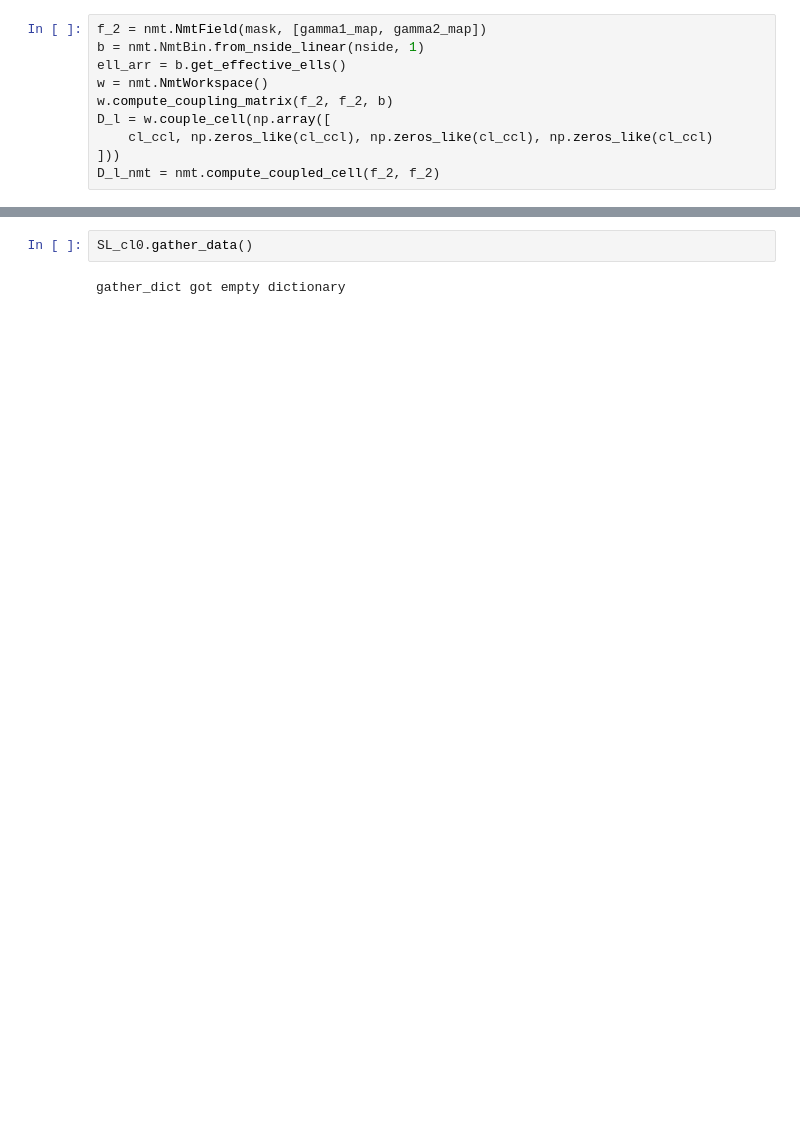
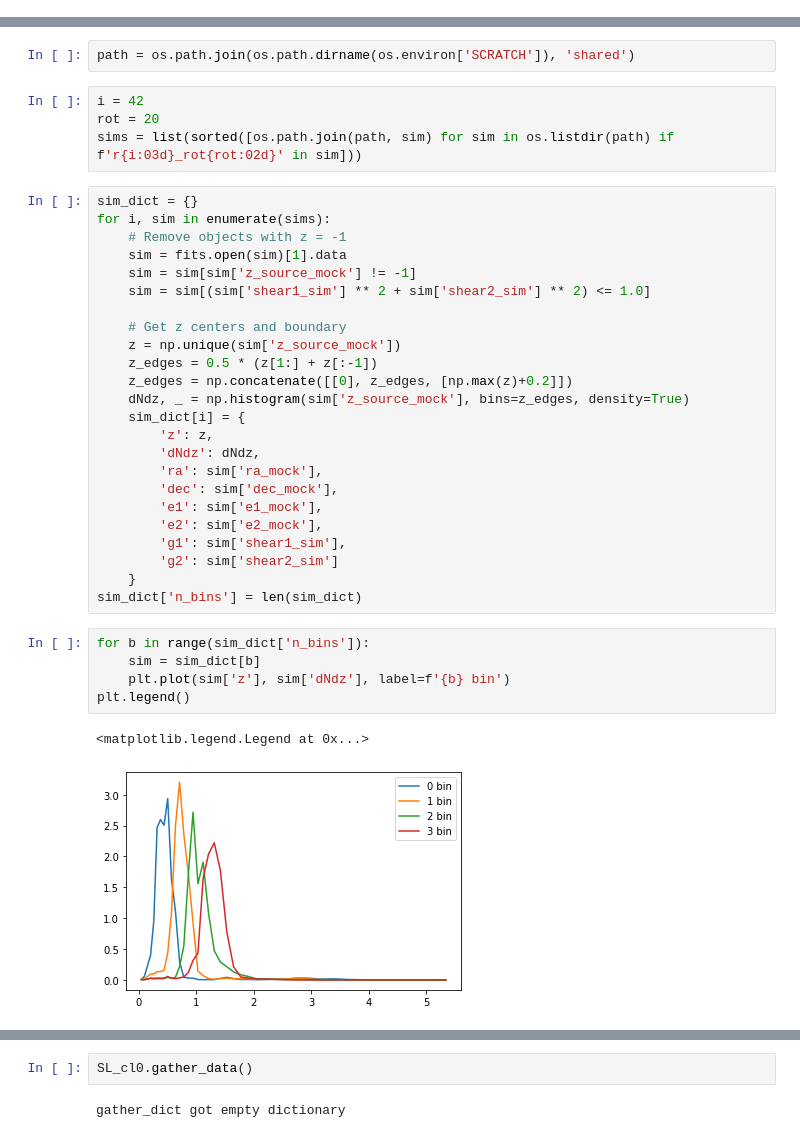
Before and after one commit to sukhdeep2/skylens_lite, a Jupyter notebook: notebooks/HSC.ipynb, the cells around one changed output, grey strips where cells are left out. Cells and saved outputs as stored; diff of their text form; blank space fills up the shorter version.

Commit message:
New shear map

```diff
--- a/notebooks/HSC.ipynb
+++ b/notebooks/HSC.ipynb
@@ -88,10 +5,0 @@ mask = counts_map
-# %%
-f_2 = nmt.NmtField(mask, [gamma1_map, gamma2_map])
-b = nmt.NmtBin.from_nside_linear(nside, 1)
-ell_arr = b.get_effective_ells()
-w = nmt.NmtWorkspace()
-w.compute_coupling_matrix(f_2, f_2, b)
-D_l = w.couple_cell(np.array([
-    cl_ccl, np.zeros_like(cl_ccl), np.zeros_like(cl_ccl), np.zeros_like(cl_ccl)
-]))
-D_l_nmt = nmt.compute_coupled_cell(f_2, f_2)
@@ -204,0 +18,38 @@ l=l0
+# %%
+path = os.path.join(os.path.dirname(os.environ['SCRATCH']), 'shared')
+# %%
+i = 42
+rot = 20
+sims = list(sorted([os.path.join(path, sim) for sim in os.listdir(path) if f'r{i:03d}_rot{rot:02d}' in sim]))
+# %%
+sim_dict = {}
+for i, sim in enumerate(sims):
+    # Remove objects with z = -1
+    sim = fits.open(sim)[1].data
+    sim = sim[sim['z_source_mock'] != -1]
+    sim = sim[(sim['shear1_sim'] ** 2 + sim['shear2_sim'] ** 2) <= 1.0]
+
+    # Get z centers and boundary
+    z = np.unique(sim['z_source_mock'])
+    z_edges = 0.5 * (z[1:] + z[:-1])
+    z_edges = np.concatenate([[0], z_edges, [np.max(z)+0.2]])
+    dNdz, _ = np.histogram(sim['z_source_mock'], bins=z_edges, density=True)
+    sim_dict[i] = {
+        'z': z,
+        'dNdz': dNdz,
+        'ra': sim['ra_mock'],
+        'dec': sim['dec_mock'],
+        'e1': sim['e1_mock'],
+        'e2': sim['e2_mock'],
+        'g1': sim['shear1_sim'],
+        'g2': sim['shear2_sim']
+    }
+sim_dict['n_bins'] = len(sim_dict)
+# %%
+for b in range(sim_dict['n_bins']):
+    sim = sim_dict[b]
+    plt.plot(sim['z'], sim['dNdz'], label=f'{b} bin')
+plt.legend()
+# %% [output]
+<matplotlib.legend.Legend at 0x...>
+[figure, added]
```
Also changed, not shown: parts of 74 cells of this notebook.
